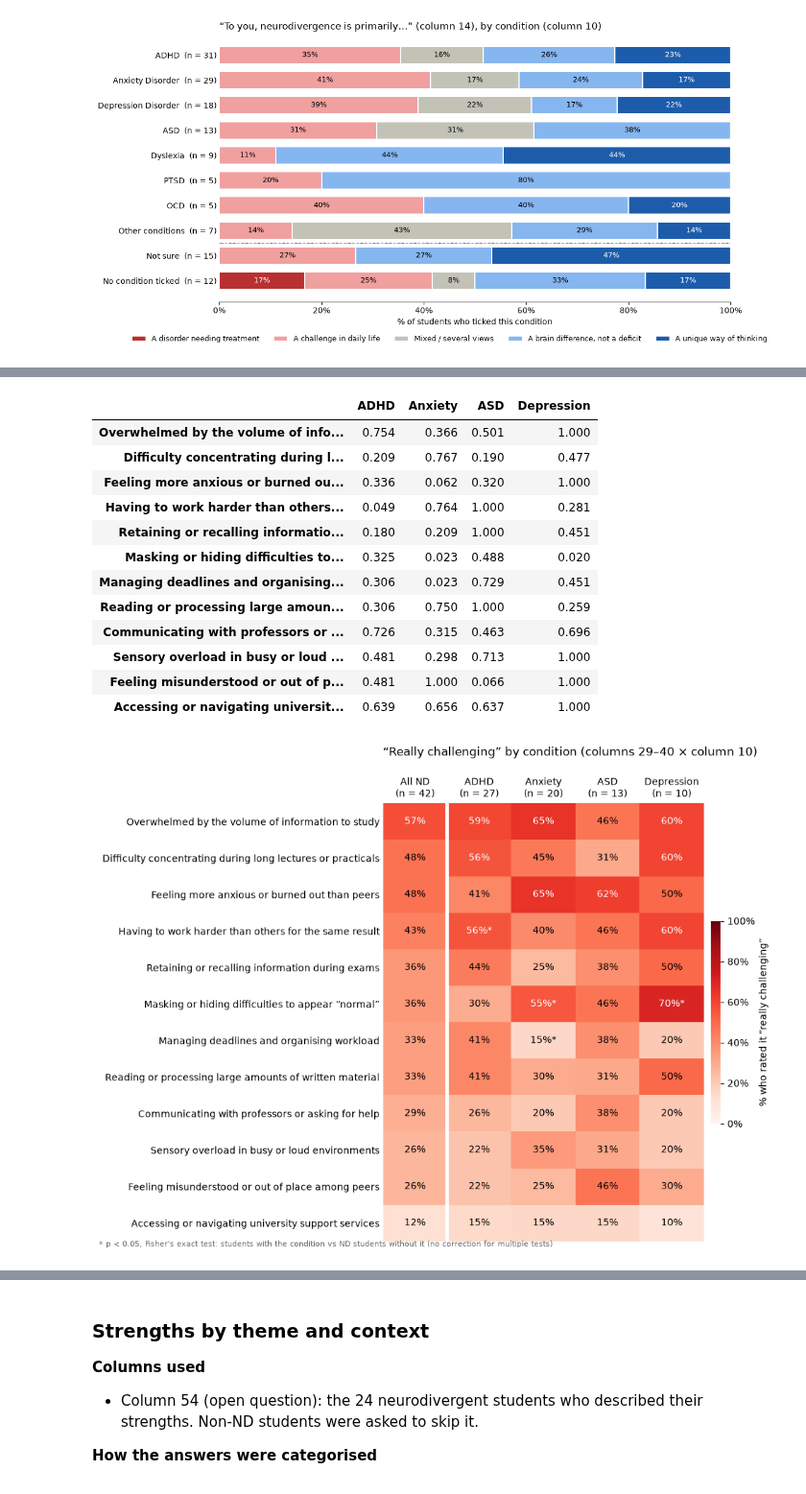
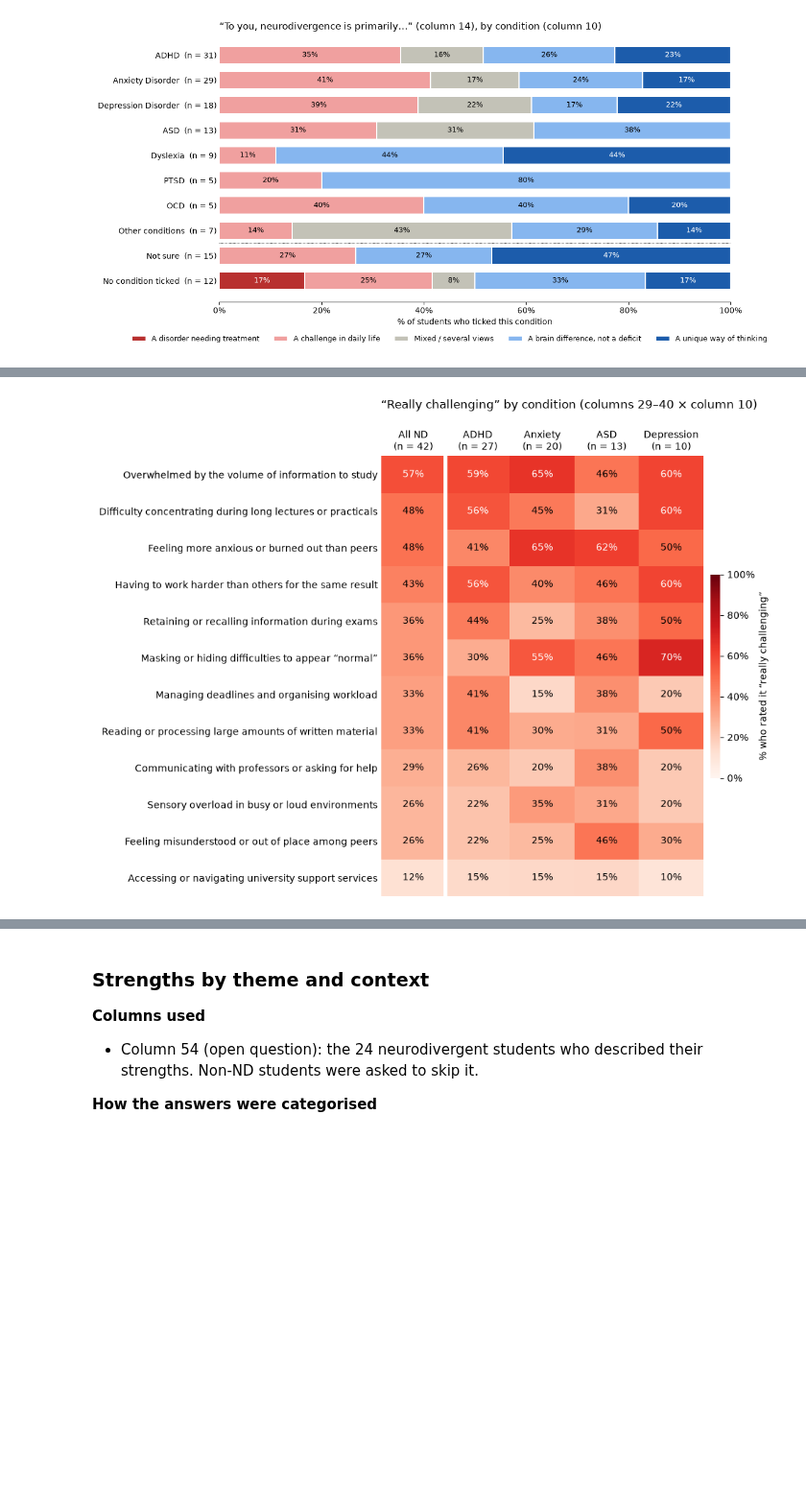
Before and after one commit to CarlaOnate/data-analysis-mental-health-veterinary-medicine-thesis, a Jupyter notebook: eba.ipynb, the cells around one changed output, grey strips where cells are left out. Shown at 96% size. Saved outputs shown, nothing was run; the diff lists cells and outputs as text; code cells hidden in the pictures; blank space fills up the shorter version.

```diff
--- a/eba.ipynb
+++ b/eba.ipynb
@@ -952,24 +779,14 @@ AGREE_LABELS = LIFESTYLE_LABELS[:-1] + ["High stress (48) – higher % is worse"
 # % of each group answering 4 or 5 (agree / strongly agree; for stress: high / very high)
 agree = (df[LIFESTYLE_COLS] >= 4).where(df[LIFESTYLE_COLS].notna()).groupby(df["year_group"]).mean().T
 agree = agree.reindex(columns=GROUP_ORDER).set_axis(AGREE_LABELS)
+display((agree * 100).round(0).set_axis([g.replace("\n", " ") for g in GROUP_ORDER], axis=1))
 
-# Spearman correlation between year (1-5) and the answer: do answers go up or down in higher years?
-trend = pd.DataFrame(
-    [stats.spearmanr(students["year_num"], students[col], nan_policy="omit") for col in LIFESTYLE_COLS],
-    index=AGREE_LABELS, columns=["Spearman ρ with year", "p-value"])
-display((agree * 100).round(0).set_axis([g.replace("\n", " ") for g in GROUP_ORDER], axis=1))
-display(trend.round(3))
-
-fig, ax = plt.subplots(figsize=(11, 5.5))
+fig, ax = plt.subplots(figsize=(10, 5.5))
 im = ax.imshow(agree.values, cmap="Blues", vmin=0, vmax=1, aspect="auto")
 for r in range(agree.shape[0]):
     for c in range(agree.shape[1]):
         value = agree.iat[r, c]
         ax.text(c, r, f"{value:.0%}", ha="center", va="center", fontsize=10, color="white" if value > 0.6 else "black")
-    rho, p = trend.iloc[r]
-    ax.text(3.7, r, f"ρ = {rho:+.2f}, p = {p:.2f}", va="center", fontsize=9,
-            color="black" if p < 0.05 else "dimgrey", fontweight="bold" if p < 0.05 else "normal")
-ax.text(3.7, -0.75, "Trend with year (1 → 5+)", fontsize=9, color="dimgrey")
 ax.axhline(6.5, color="white", linewidth=4)  # stress is set apart: for it, a high % means worse wellbeing
 ax.axvline(2.5, color="white", linewidth=4)
 ns = df["year_group"].value_counts().reindex(GROUP_ORDER)
@@ -1262,16 +1048,18 @@ for col, name in ENVIRONMENTS:
         "average, all": answers.mean(),
         "average, ND": nd_answers.mean(),
         "average, not ND": non_answers.mean(),
-        # Mann-Whitney U test: do ND students tend to answer higher or lower than the others?
-        "p-value ND vs not ND": stats.mannwhitneyu(nd_answers, non_answers).pvalue,
     })
 display(pd.DataFrame(rows).round(2))
 
-# Family vs cultural environment: the same students answered both, so a paired test is used
-wilcoxon = stats.wilcoxon(df["16"], df["17"], nan_policy="omit")
-print(f"Family vs cultural environment: average {df['16'].mean():.2f} vs {df['17'].mean():.2f}, "
-      f"Wilcoxon signed-rank p = {wilcoxon.pvalue:.3f}")
-print(f"Professors (24) vs teaching style (23): Spearman ρ = {df['24'].corr(df['23'], method='spearman'):.2f}")
+# Family vs cultural environment: the same students answered both, so count who rated which one higher
+fc = df[["16", "17"]].dropna()
+print(f"Family vs cultural environment: average {df['16'].mean():.2f} vs {df['17'].mean():.2f}. "
+      f"Family higher: {(fc['16'] > fc['17']).sum()}, culture higher: {(fc['16'] < fc['17']).sum()}, "
+      f"same answer: {(fc['16'] == fc['17']).sum()}")
+# Professors vs teaching style: do students who find professors unsupportive also find the teaching inaccessible?
+display(pd.crosstab(df["24"].le(2).map({True: "Disagree (1–2)", False: "Neutral or agree (3–5)"}),
+                    df["23"].le(2).map({True: "Disagree (1–2)", False: "Neutral or agree (3–5)"}),
+                    margins=True).rename_axis(index="Professors supportive (24)", columns="Teaching accessible (23)"))
 
 # Supporting yes / no questions about the university
 for col, question in [("20", "Most professors are aware and accepting of neurodivergence (20)"),
@@ -1614,27 +1396,18 @@ display(nd_conditions.sum().sort_values(ascending=False).to_frame("ND students")
 
 really = ch == "Really challenging"
 heat = pd.DataFrame({"All ND": really.mean()})
-pvals = pd.DataFrame(index=order, columns=cond_cols, dtype=float)
 for cond in cond_cols:
-    has = nd_conditions[cond] == 1
-    heat[cond] = really[has].mean()
-    # Fisher's exact test: students WITH the condition vs ND students WITHOUT it
-    for c in order:
-        table = [[really.loc[has, c].sum(), (~really.loc[has, c]).sum()],
-                 [really.loc[~has, c].sum(), (~really.loc[~has, c]).sum()]]
-        pvals.loc[c, cond] = stats.fisher_exact(table).pvalue
+    heat[cond] = really[nd_conditions[cond] == 1].mean()
 heat = heat.loc[order]
 cond_n = {"All ND": n_nd, **nd_conditions[cond_cols].sum().to_dict()}
 display((heat * 100).round(0))
-display(pvals.round(3))
 
 fig, ax = plt.subplots(figsize=(10, 7.5))
 im = ax.imshow(heat.values, cmap="Reds", vmin=0, vmax=1, aspect="auto")
 for i in range(heat.shape[0]):
     for j, col in enumerate(heat.columns):
         v = heat.iloc[i, j]
-        star = "*" if col in pvals.columns and pvals.iloc[i, pvals.columns.get_loc(col)] < 0.05 else ""
-        ax.text(j, i, f"{v:.0%}{star}", ha="center", va="center", fontsize=10,
+        ax.text(j, i, f"{v:.0%}", ha="center", va="center", fontsize=10,
                 color="white" if v >= 0.55 else "black")
 ax.axvline(0.5, color="white", linewidth=4)  # separate the "All ND" reference column
 ax.set_xticks(range(heat.shape[1]), [f"{c}\n(n = {cond_n[c]})" for c in heat.columns])
@@ -1647,52 +1420,37 @@ cbar = fig.colorbar(im, ax=ax, fraction=0.03, pad=0.02, format=plt.FuncFormatter
 cbar.set_label("% who rated it “really challenging”")
 cbar.outline.set_visible(False)
 ax.set_title("“Really challenging” by condition (columns 29–40 × column 10)", loc="left", pad=50)
-fig.text(0.01, 0.01, "* p < 0.05, Fisher's exact test: students with the condition vs ND students without it (no correction for multiple tests)",
-         fontsize=8, color="dimgrey")
 plt.tight_layout()
 plt.show()
 # %% [output]
 |  | ND students |
 | ADHD | 27 |
 | Anxiety | 20 |
 | ASD | 13 |
 | Depression | 10 |
 | Not sure | 5 |
 | OCD | 4 |
 | APD | 3 |
 | Dyslexia | 3 |
 | PTSD | 3 |
 | Bipolar | 2 |
 | Sensory Processing Differences (SPD) | 2 |
 | BPD | 1 |
 | Dyspraxia / DCD | 1 |
 |  | All ND | ADHD | Anxiety | ASD | Depression |
 | Overwhelmed by the volume of info... | 57.0 | 59.0 | 65.0 | 46.0 | 60.0 |
 | Difficulty concentrating during l... | 48.0 | 56.0 | 45.0 | 31.0 | 60.0 |
 | Feeling more anxious or burned ou... | 48.0 | 41.0 | 65.0 | 62.0 | 50.0 |
 | Having to work harder than others... | 43.0 | 56.0 | 40.0 | 46.0 | 60.0 |
 | Retaining or recalling informatio... | 36.0 | 44.0 | 25.0 | 38.0 | 50.0 |
 | Masking or hiding difficulties to... | 36.0 | 30.0 | 55.0 | 46.0 | 70.0 |
 | Managing deadlines and organising... | 33.0 | 41.0 | 15.0 | 38.0 | 20.0 |
 | Reading or processing large amoun... | 33.0 | 41.0 | 30.0 | 31.0 | 50.0 |
 | Communicating with professors or ... | 29.0 | 26.0 | 20.0 | 38.0 | 20.0 |
 | Sensory overload in busy or loud ... | 26.0 | 22.0 | 35.0 | 31.0 | 20.0 |
 | Feeling misunderstood or out of p... | 26.0 | 22.0 | 25.0 | 46.0 | 30.0 |
 | Accessing or navigating universit... | 12.0 | 15.0 | 15.0 | 15.0 | 10.0 |
-|  | ADHD | Anxiety | ASD | Depression |
-| Overwhelmed by the volume of info... | 0.754 | 0.366 | 0.501 | 1.000 |
-| Difficulty concentrating during l... | 0.209 | 0.767 | 0.190 | 0.477 |
-| Feeling more anxious or burned ou... | 0.336 | 0.062 | 0.320 | 1.000 |
-| Having to work harder than others... | 0.049 | 0.764 | 1.000 | 0.281 |
-| Retaining or recalling informatio... | 0.180 | 0.209 | 1.000 | 0.451 |
-| Masking or hiding difficulties to... | 0.325 | 0.023 | 0.488 | 0.020 |
-| Managing deadlines and organising... | 0.306 | 0.023 | 0.729 | 0.451 |
-| Reading or processing large amoun... | 0.306 | 0.750 | 1.000 | 0.259 |
-| Communicating with professors or ... | 0.726 | 0.315 | 0.463 | 0.696 |
-| Sensory overload in busy or loud ... | 0.481 | 0.298 | 0.713 | 1.000 |
-| Feeling misunderstood or out of p... | 0.481 | 1.000 | 0.066 | 1.000 |
-| Accessing or navigating universit... | 0.639 | 0.656 | 0.637 | 1.000 |
-[figure, old version]
+[figure, new version]
 # %% [markdown]
 ## Does neurodivergence give strengths?
 
```
Also changed, not shown: parts of 28 cells of this notebook, 1 other file.
